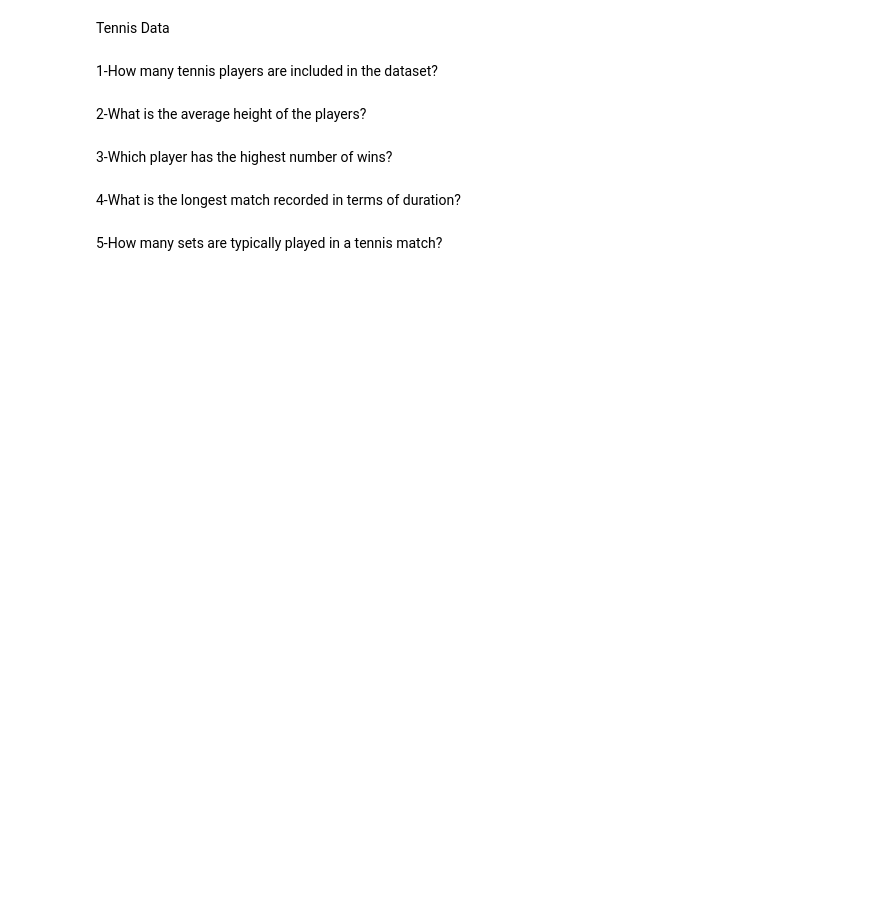
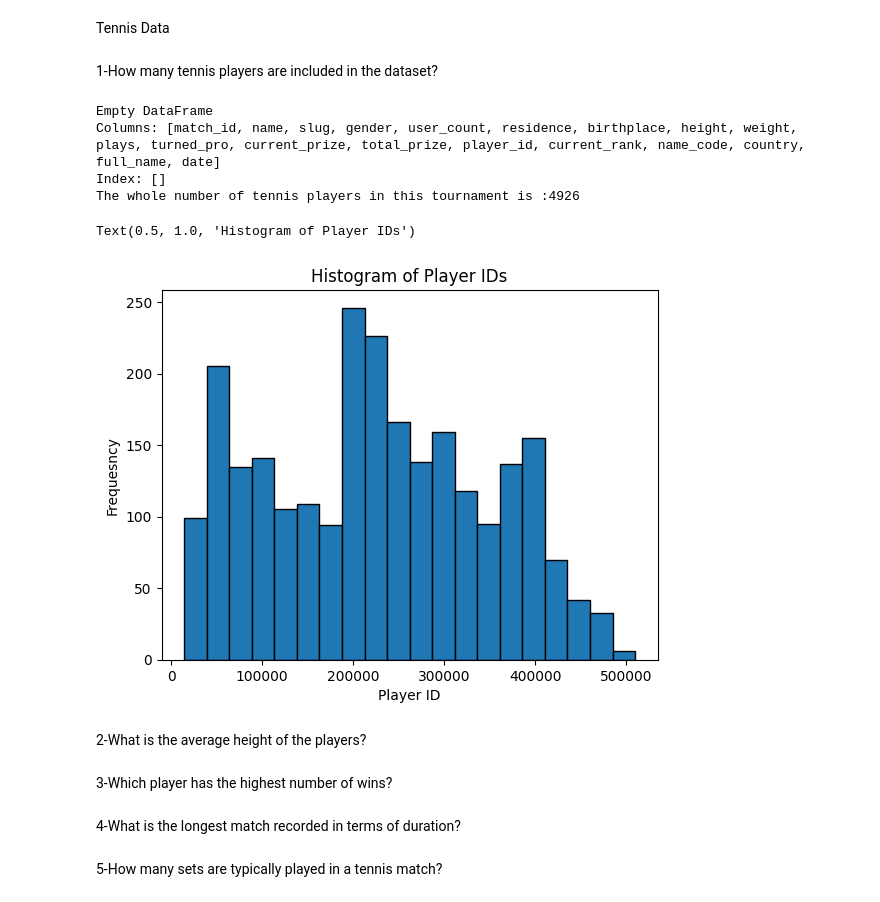
Before and after one commit to MahdieBahrami20/Tennis_project, a Jupyter notebook: notebook/khandan_zamani_firoozbahrami.ipynb, the cells around one changed output. Saved outputs shown, nothing was run; the diff lists cells and outputs as text; code cells hidden in the pictures; blank space fills up the shorter version.

```diff
--- a/notebook/khandan_zamani_firoozbahrami.ipynb
+++ b/notebook/khandan_zamani_firoozbahrami.ipynb
@@ -5,43 +5,50 @@ Tennis Data
 # %%
 import pandas as pd
 
-file_path=r"C:\Users\Dell\.vscode\DataScienceProjects\daneshkar_first_team_project\data\processed\away_team.csv"
+file_path=r"..\data\processed\away_team.csv"
 away_team_df=pd.read_csv(file_path)
 #away_team_df.head()
 
 import pandas as pd
-file_path=r"C:\Users\Dell\.vscode\DataScienceProjects\daneshkar_first_team_project\data\processed\home_team.csv"
+file_path=r"..\data\processed\home_team.csv"
 home_team_df=pd.read_csv(file_path)
 #home_team_df.head()
 
 # cleaning data for away
 away_team_df['player_id'].dropna()
 str_rows =away_team_df[away_team_df['player_id'].apply(lambda x: isinstance(x, str))]
 print(str_rows)
 df_unique_player_id = away_team_df['player_id'].drop_duplicates()
 
 # using three methods to check if the results are the same.
 len(df_unique_player_id)
 # len = 2479
 away_team_df['player_id'].nunique()
 # 2479
 
 #cleaning data for home
 home_team_df['player_id'].dropna()
 str_rows_home =home_team_df[home_team_df['player_id'].apply(lambda x: isinstance(x, str))]
 home_df_unique_player_id = home_team_df['player_id'].drop_duplicates()
 
 len(home_df_unique_player_id)
 # len = 2447
 
 print(f'The whole number of tennis players in this tournament is :{len(home_df_unique_player_id)+len(df_unique_player_id)}')
 # final result = 4926
 
- matplotlib.pyplot as plt
-plt.hisimportt(df_unique_player_id , bins=20 , edgecolor='black')
+import matplotlib.pyplot as plt
+plt.hist(df_unique_player_id , bins=20 , edgecolor='black')
 plt.xlabel('Player ID')
 plt.ylabel('Frequesncy')
 plt.title('Histogram of Player IDs')
+# %% [output]
+Empty DataFrame
+Columns: [match_id, name, slug, gender, user_count, residence, birthplace, height, weight, plays, turned_pro, current_prize, total_prize, player_id, current_rank, name_code, country, full_name, date]
+Index: []
+The whole number of tennis players in this tournament is :4926
+Text(0.5, 1.0, 'Histogram of Player IDs')
+[figure, added]
 # %% [markdown]
 2-What is the average height of the players?
 # %%
```
Also changed, not shown: parts of 26 cells of this notebook.
